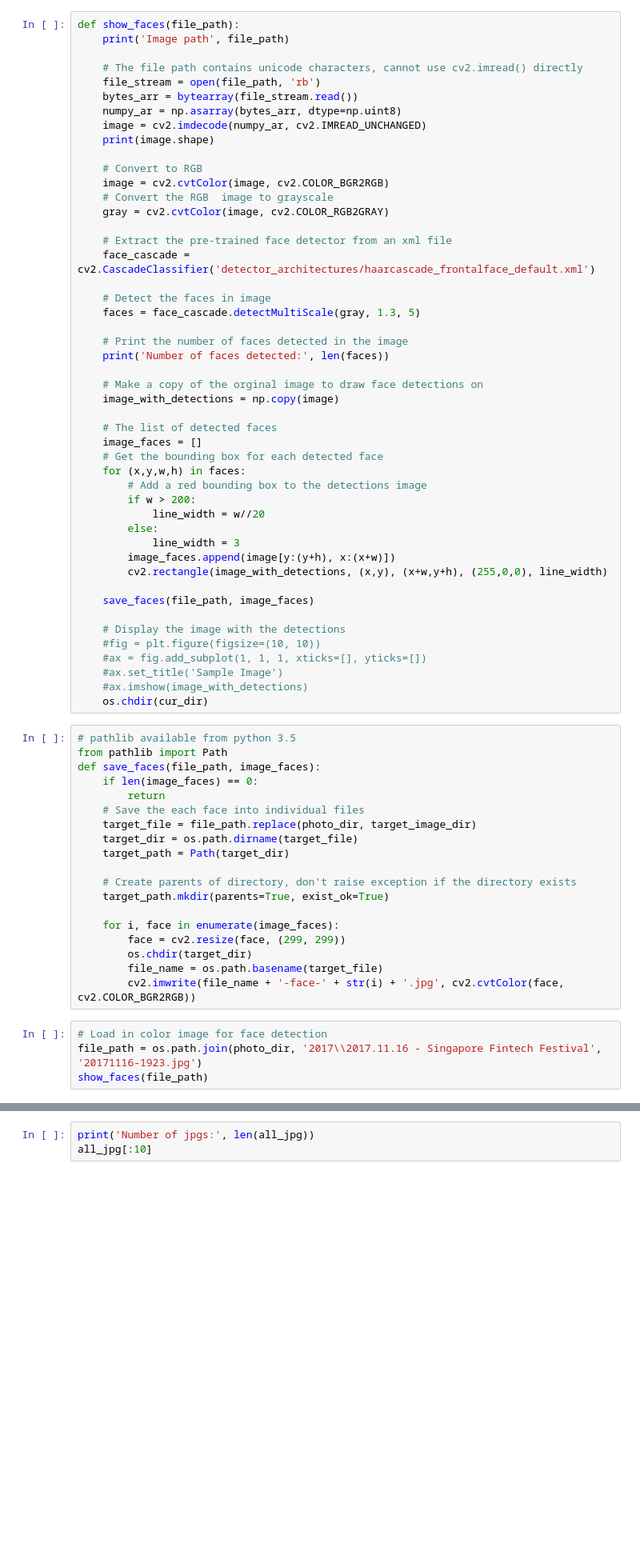
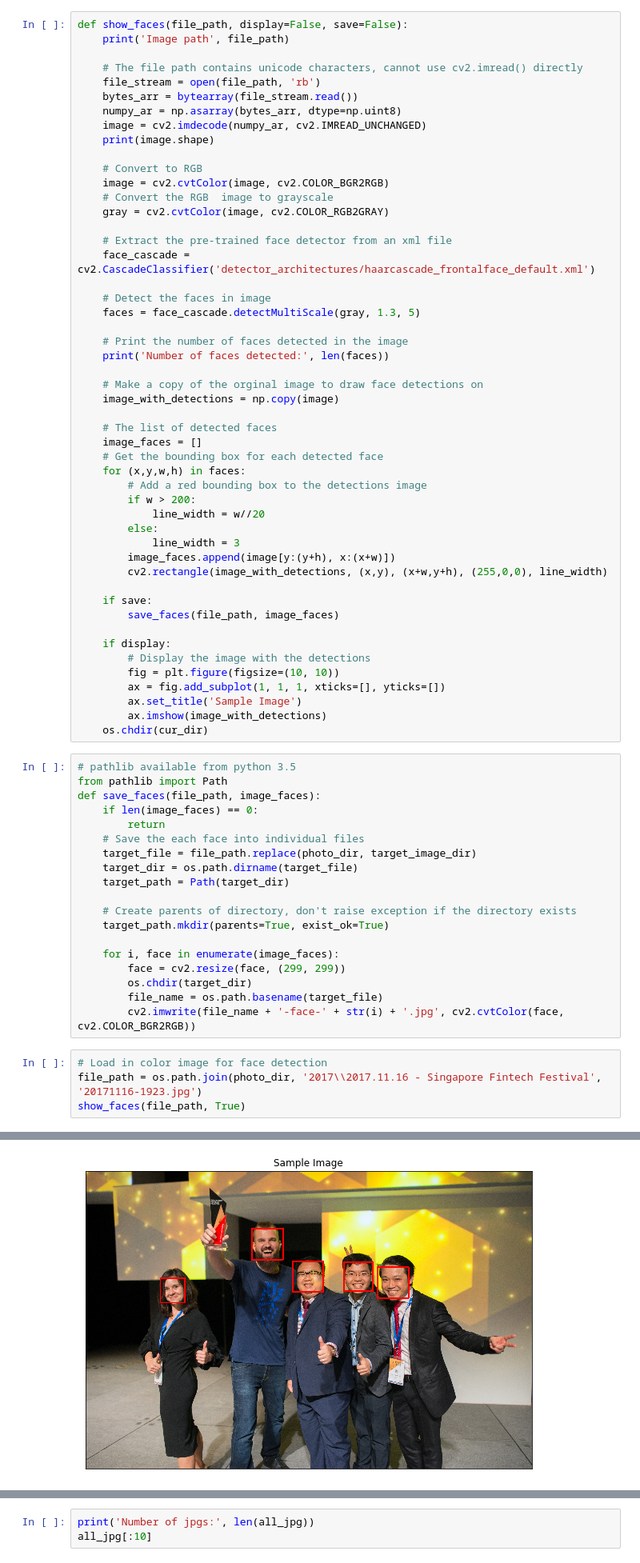
Before and after one commit to lxwvictor/Face-Recognition-Against-My-Photo-Library, a Jupyter notebook: Face Recognition against My Photo Library.ipynb, the cells around one changed output, grey strips where cells are left out. Shown at 80% size. Drawn from its saved outputs; the diff is of its cells as text; blank space fills up the shorter version.

```diff
--- a/Face Recognition against My Photo Library.ipynb
+++ b/Face Recognition against My Photo Library.ipynb
@@ -73,7 +74,7 @@ import math
 import cv2
 import time
 # %%
-def show_faces(file_path):
+def show_faces(file_path, display=False, save=False):
     print('Image path', file_path)
 
     # The file path contains unicode characters, cannot use cv2.imread() directly
@@ -112,13 +113,15 @@ def show_faces(file_path):
         image_faces.append(image[y:(y+h), x:(x+w)])
         cv2.rectangle(image_with_detections, (x,y), (x+w,y+h), (255,0,0), line_width)
 
-    save_faces(file_path, image_faces)
+    if save:
+        save_faces(file_path, image_faces)
 
-    # Display the image with the detections
-    #fig = plt.figure(figsize=(10, 10))
-    #ax = fig.add_subplot(1, 1, 1, xticks=[], yticks=[])
-    #ax.set_title('Sample Image')
-    #ax.imshow(image_with_detections)
+    if display:
+        # Display the image with the detections
+        fig = plt.figure(figsize=(10, 10))
+        ax = fig.add_subplot(1, 1, 1, xticks=[], yticks=[])
+        ax.set_title('Sample Image')
+        ax.imshow(image_with_detections)
     os.chdir(cur_dir)
 # %%
 # pathlib available from python 3.5
@@ -142,11 +145,12 @@ def save_faces(file_path, image_faces):
 # %%
 # Load in color image for face detection
 file_path = os.path.join(photo_dir, '2017\\2017.11.16 - Singapore Fintech Festival', '20171116-1923.jpg')
-show_faces(file_path)
+show_faces(file_path, True)
 # %% [output]
 Image path D:\Pictures\2017\2017.11.16 - Singapore Fintech Festival\20171116-1923.jpg
 (4760, 7132, 3)
 Number of faces detected: 5
+[figure, added]
 # %%
 all_jpg = []
 for root, dirs, files in os.walk(photo_dir):
```
Also changed, not shown: parts of 26 cells of this notebook, 3 other files.
